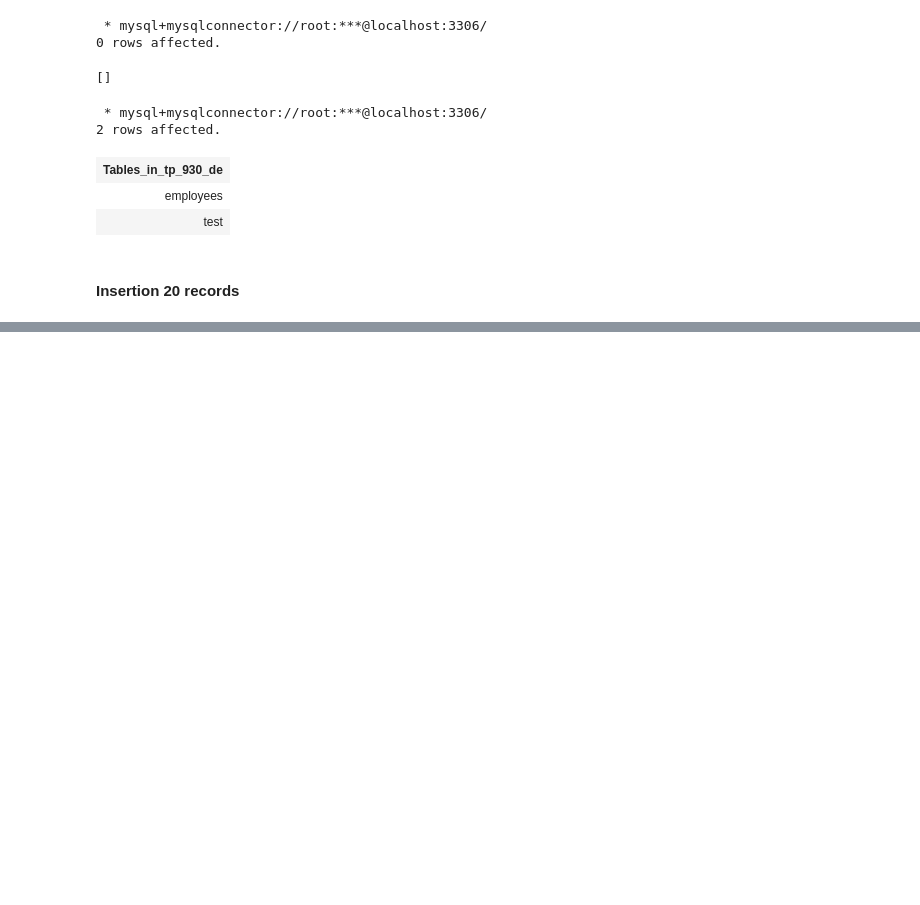
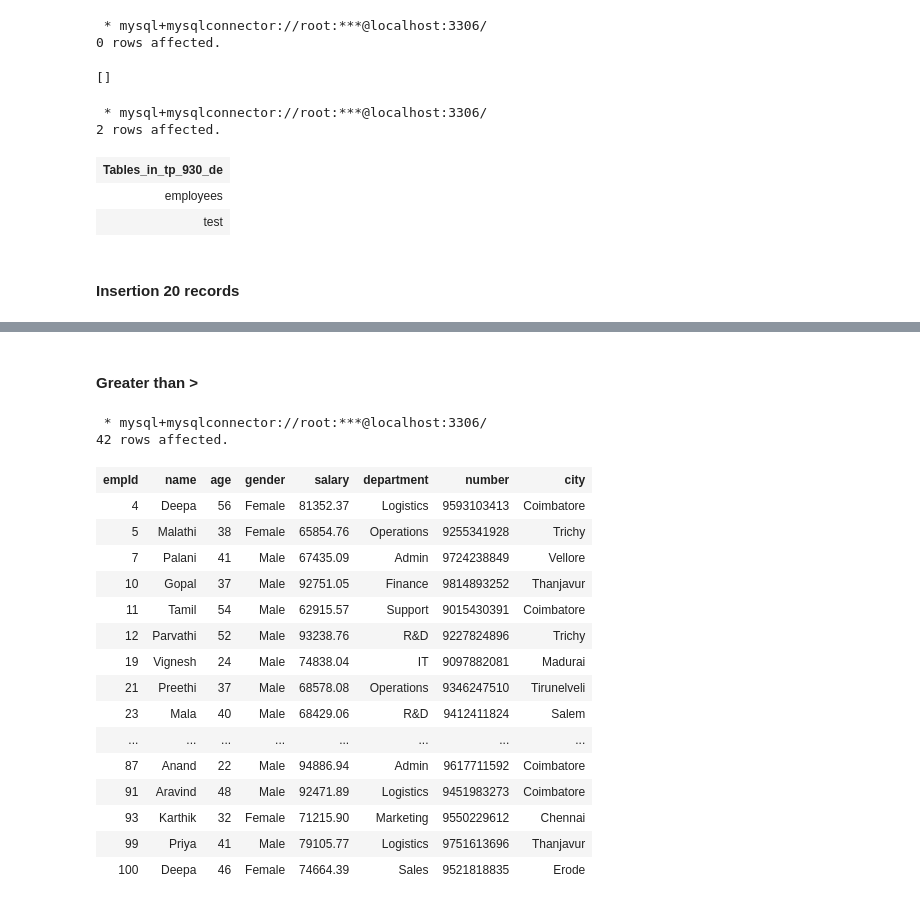
Before and after one commit to karthikeyanm-dev/DE_930_Karthikeyan_Works, a Jupyter notebook: sql-notebook/SQL_CRUD.ipynb, the cells around one changed output, grey strips where cells are left out. Cells and saved outputs as stored; diff of their text form; code cells hidden in the pictures; blank space fills up the shorter version.

```diff
--- a/sql-notebook/SQL_CRUD.ipynb
+++ b/sql-notebook/SQL_CRUD.ipynb
@@ -54,0 +255,27 @@ show tables;
+# %% [markdown]
+#### Greater than >
+# %%
+%%sql
+
+select * from
+tp_930_de.employees
+where salary > 60000;
+# %% [output]
+ * mysql+mysqlconnector://root:***@localhost:3306/
+42 rows affected.
+| empId | name | age | gender | salary | department | number | city |
+| 4 | Deepa | 56 | Female | 81352.37 | Logistics | 9593103413 | Coimbatore |
+| 5 | Malathi | 38 | Female | 65854.76 | Operations | 9255341928 | Trichy |
+| 7 | Palani | 41 | Male | 67435.09 | Admin | 9724238849 | Vellore |
+| 10 | Gopal | 37 | Male | 92751.05 | Finance | 9814893252 | Thanjavur |
+| 11 | Tamil | 54 | Male | 62915.57 | Support | 9015430391 | Coimbatore |
+| 12 | Parvathi | 52 | Male | 93238.76 | R&D | 9227824896 | Trichy |
+| 19 | Vignesh | 24 | Male | 74838.04 | IT | 9097882081 | Madurai |
+| 21 | Preethi | 37 | Male | 68578.08 | Operations | 9346247510 | Tirunelveli |
+| 23 | Mala | 40 | Male | 68429.06 | R&D | 9412411824 | Salem |
+| ... | ... | ... | ... | ... | ... | ... | ... |
+| 87 | Anand | 22 | Male | 94886.94 | Admin | 9617711592 | Coimbatore |
+| 91 | Aravind | 48 | Male | 92471.89 | Logistics | 9451983273 | Coimbatore |
+| 93 | Karthik | 32 | Female | 71215.90 | Marketing | 9550229612 | Chennai |
+| 99 | Priya | 41 | Male | 79105.77 | Logistics | 9751613696 | Thanjavur |
+| 100 | Deepa | 46 | Female | 74664.39 | Sales | 9521818835 | Erode |
```
Also changed, not shown: parts of 16 cells of this notebook, 2 other files.
